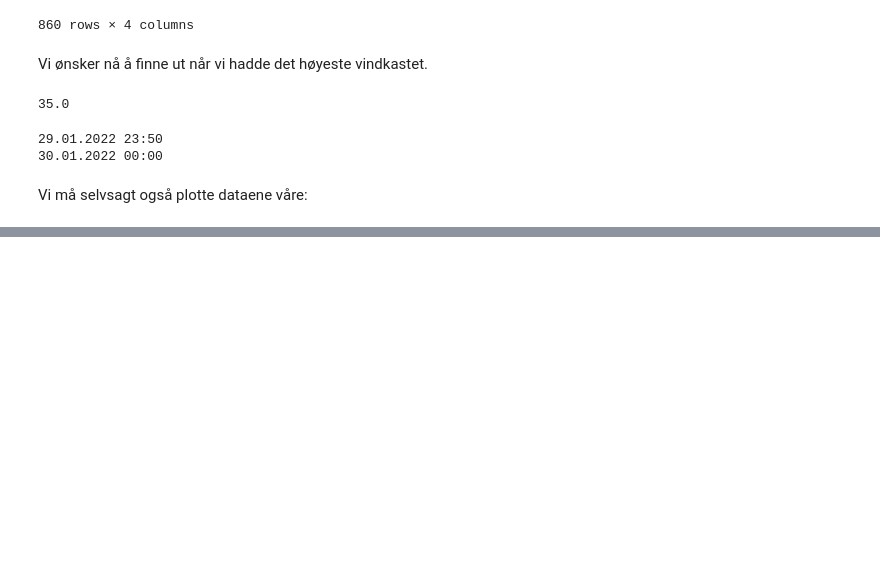
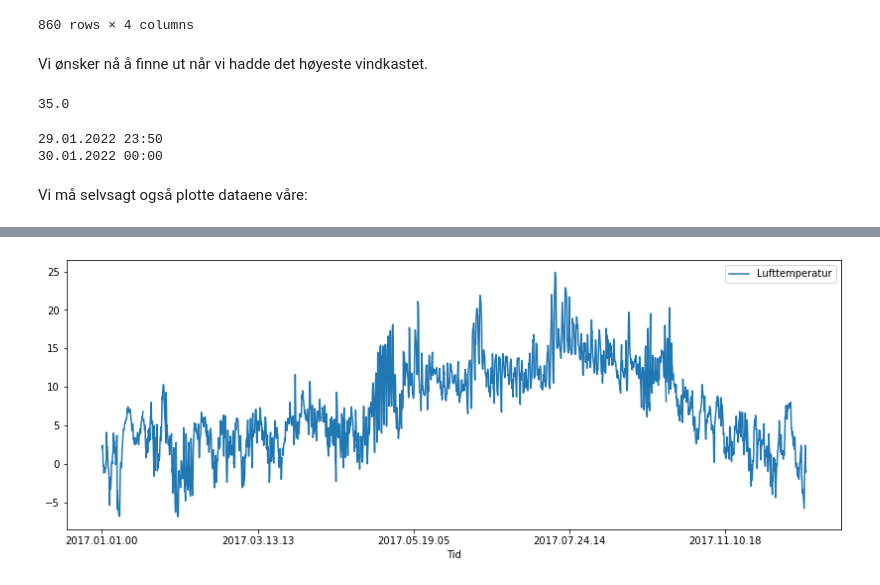
Before and after one commit to tork73/R1, a Jupyter notebook: _sources/laste-inn-data.ipynb, the cells around one changed output, grey strips where cells are left out. Drawn from its saved outputs; the diff is of its cells as text; code cells hidden in the pictures; blank space fills up the shorter version.

```diff
--- a/_sources/laste-inn-data.ipynb
+++ b/_sources/laste-inn-data.ipynb
@@ -209,0 +260,7 @@ plt.show()
+# %%
+import pandas as pd
+import matplotlib.pyplot as plt
+
+url = "https://tork73.github.io/Data_behandling/2017luft.txt"
+df = pd.read_csv(url, sep="\t", index_col=False)
+df
@@ -209,0 +281,5 @@ plt.show()
+# %%
+df.plot(x="Tid", y="Lufttemperatur", figsize=(14, 5))
+plt.show()
+# %% [output]
+[figure, added]
```
Also changed, not shown: parts of 18 cells of this notebook, 8 other files.
